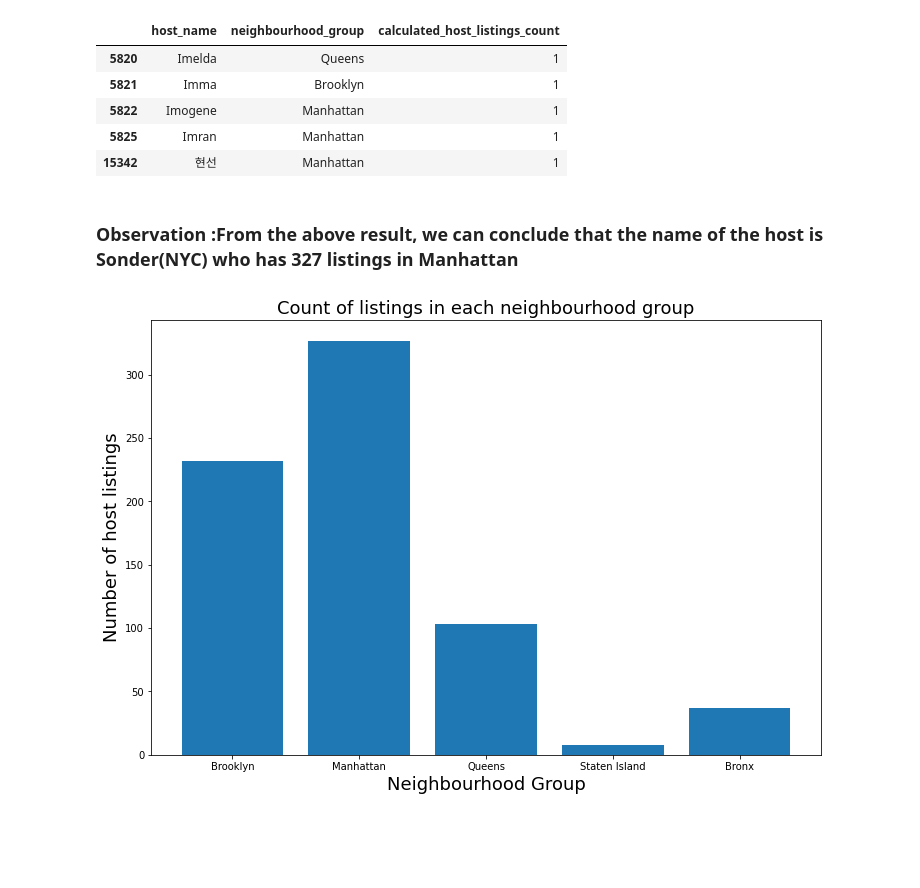
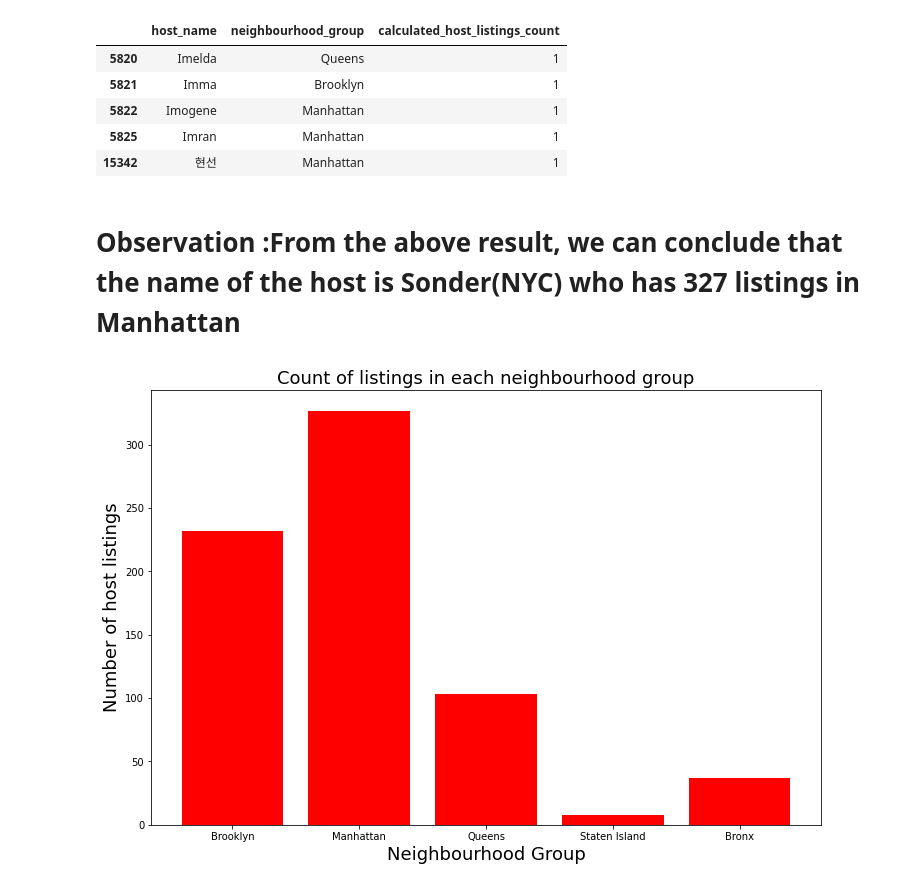
Before and after one commit to kunalmahadik/Airbnb-Bookings-Analysis, a Jupyter notebook: Airbnb_Bookings_Analysis_Capstone_Project_ipynb_Day1.ipynb, the cells around one changed output. Drawn from its saved outputs; the diff is of its cells as text; code cells hidden in the pictures; blank space fills up the shorter version.

```diff
--- a/Airbnb_Bookings_Analysis_Capstone_Project_ipynb_Day1.ipynb
+++ b/Airbnb_Bookings_Analysis_Capstone_Project_ipynb_Day1.ipynb
@@ -192,16 +192,16 @@ host_areas.sort_values(by = 'calculated_host_listings_count', ascending = False)
 | 5825 | Imran | Manhattan | 1 |
 | 15342 | 현선 | Manhattan | 1 |
 # %% [markdown]
-### Observation :From the above result, we can conclude that the name of the host is **Sonder(NYC)** who has **327 listings** in **Manhattan**
+# Observation :From the above result, we can conclude that the name of the host is **Sonder(NYC)** who has **327 listings** in **Manhattan**
 # %%
 # Visualizing the neighbourhood groups and number of listings through bar plot.
 plt.rcParams['figure.figsize'] = (12,8)
 neighbourhood = airbnb_data_new['neighbourhood_group']
 host_lisitng = airbnb_data_new['calculated_host_listings_count']
-plt.bar(neighbourhood,host_lisitng )
+plt.bar(neighbourhood,host_lisitng, color= 'r' )
 plt.title('Count of listings in each neighbourhood group',{'fontsize':18})
 plt.xlabel('Neighbourhood Group',{'fontsize':18})
 plt.ylabel('Number of host listings',{'fontsize':18})
 plt.show()
 # %% [output]
-[figure, old version]
+[figure, new version]
```
Also changed, not shown: parts of 2 cells of this notebook.
